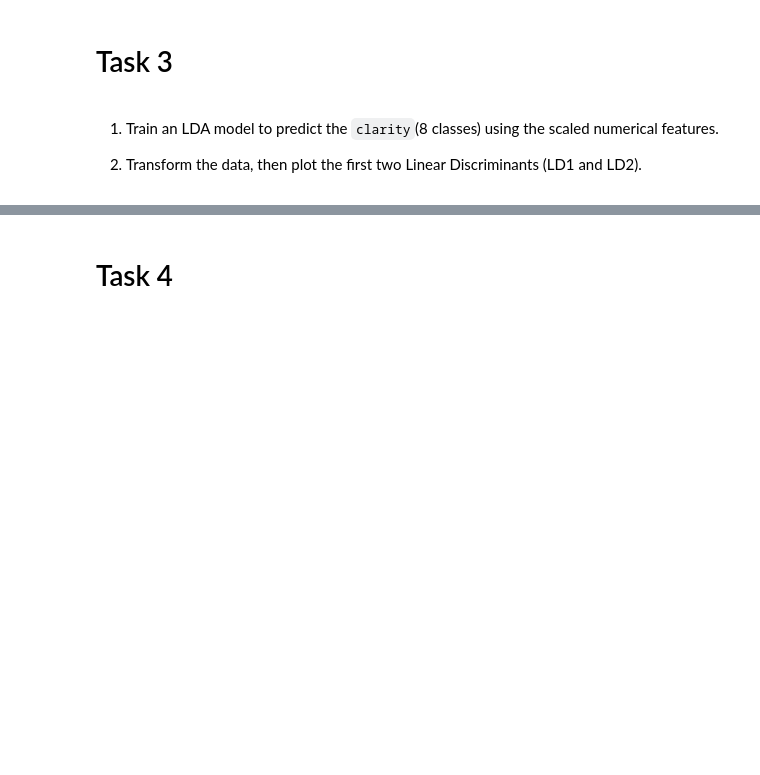
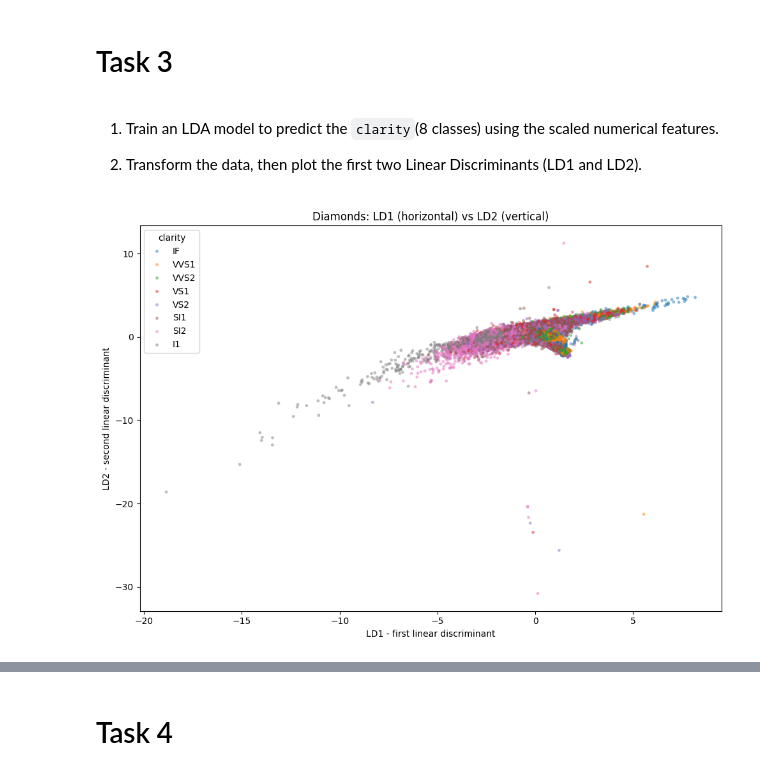
Before and after one commit to KeironTJ/Apprenticeship, a Jupyter notebook: Notebooks/Module 3.12/03.12 - Tasks.ipynb, the cells around one changed output, grey strips where cells are left out. Drawn from its saved outputs; the diff is of its cells as text; code cells hidden in the pictures; blank space fills up the shorter version.

```diff
--- a/Notebooks/Module 3.12/03.12 - Tasks.ipynb
+++ b/Notebooks/Module 3.12/03.12 - Tasks.ipynb
@@ -41,3 +104,22 @@ Your dataset includes continuous physical features like `carat`, `depth`, `x`, `
 1. Train an LDA model to predict the `clarity`(8 classes) using the scaled numerical features.
 
 2. Transform the data, then plot the first two Linear Discriminants (LD1 and LD2).
+# %%
+lda_diamonds = LinearDiscriminantAnalysis(n_components=2)
+X_diamonds_lda = lda_diamonds.fit_transform(
+    X_diamonds_scaled, diamonds['clarity']
+)
+
+plt.figure(figsize=(10, 7))
+sns.scatterplot(
+    x=X_diamonds_lda[:, 0], y=X_diamonds_lda[:, 1],
+    hue=diamonds['clarity'], palette='tab10', s=12, alpha=0.5,
+    linewidth=0
+)
+plt.title('Diamonds: LD1 (horizontal) vs LD2 (vertical)')
+plt.xlabel('LD1 - first linear discriminant')
+plt.ylabel('LD2 - second linear discriminant')
+plt.tight_layout()
+plt.show()
+# %% [output]
+[figure, added]
```
Also changed, not shown: parts of 7 cells of this notebook.
